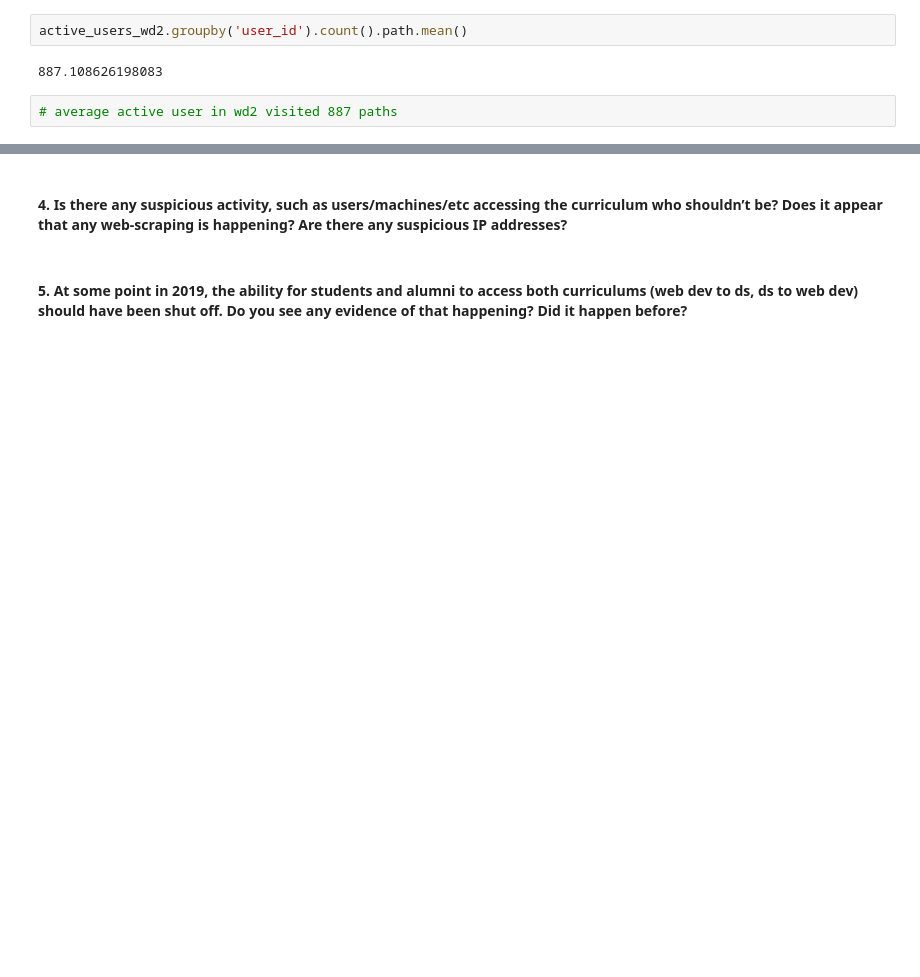
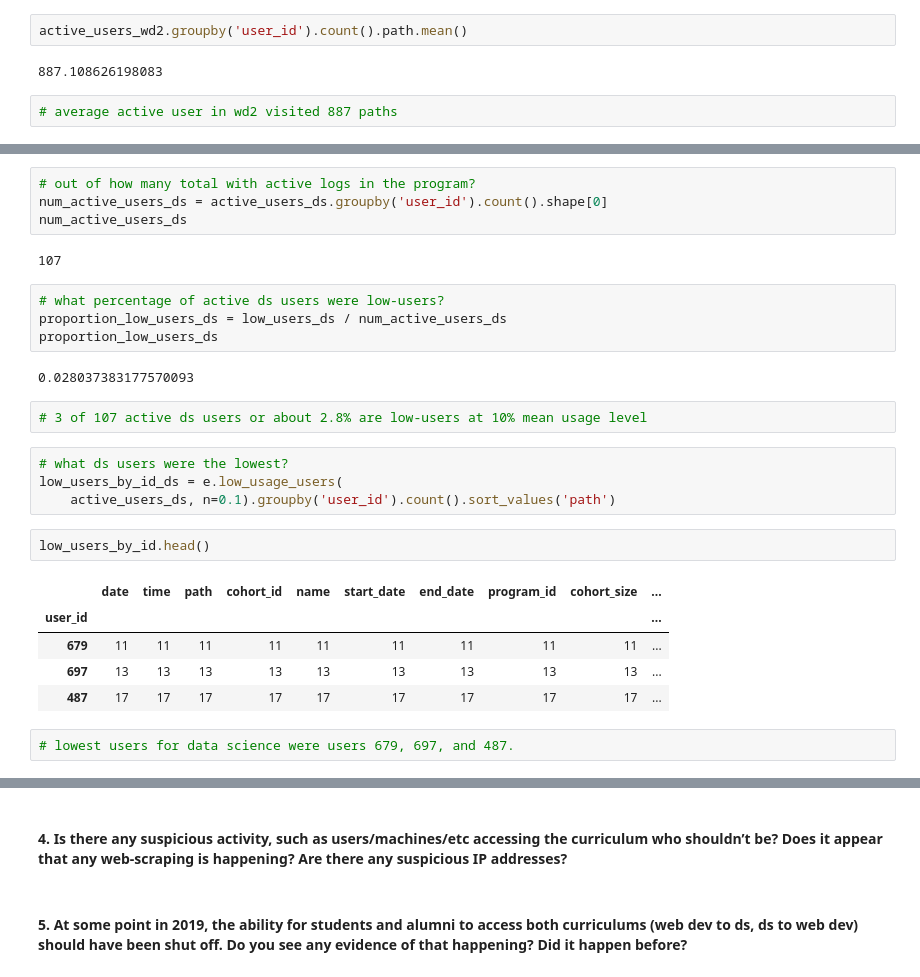
Before and after one commit to corey-baughman/016_anomaly_detection_project, a Jupyter notebook: explore.ipynb, the cells around one changed output, grey strips where cells are left out. Cells and saved outputs as stored; diff of their text form; blank space fills up the shorter version.

```diff
--- a/explore.ipynb
+++ b/explore.ipynb
@@ -661,0 +662,28 @@ low_user_cohorts
+# %%
+# out of how many total with active logs in the program?
+num_active_users_ds = active_users_ds.groupby('user_id').count().shape[0]
+num_active_users_ds
+# %% [output]
+107
+# %%
+# what percentage of active ds users were low-users?
+proportion_low_users_ds = low_users_ds / num_active_users_ds
+proportion_low_users_ds
+# %% [output]
+0.028037383177570093
+# %%
+# 3 of 107 active ds users or about 2.8% are low-users at 10% mean usage level
+# %%
+# what ds users were the lowest?
+low_users_by_id_ds = e.low_usage_users(
+    active_users_ds, n=0.1).groupby('user_id').count().sort_values('path')
+# %%
+low_users_by_id.head()
+# %% [output]
+|  | date | time | path | cohort_id | name | start_date | end_date | program_id | cohort_size | ... |
+| user_id |  |  |  |  |  |  |  |  |  | ... |
+| 679 | 11 | 11 | 11 | 11 | 11 | 11 | 11 | 11 | 11 | ... |
+| 697 | 13 | 13 | 13 | 13 | 13 | 13 | 13 | 13 | 13 | ... |
+| 487 | 17 | 17 | 17 | 17 | 17 | 17 | 17 | 17 | 17 | ... |
+# %%
+# lowest users for data science were users 679, 697, and 487.
```
Also changed, not shown: parts of 18 cells of this notebook, 1 other file.
